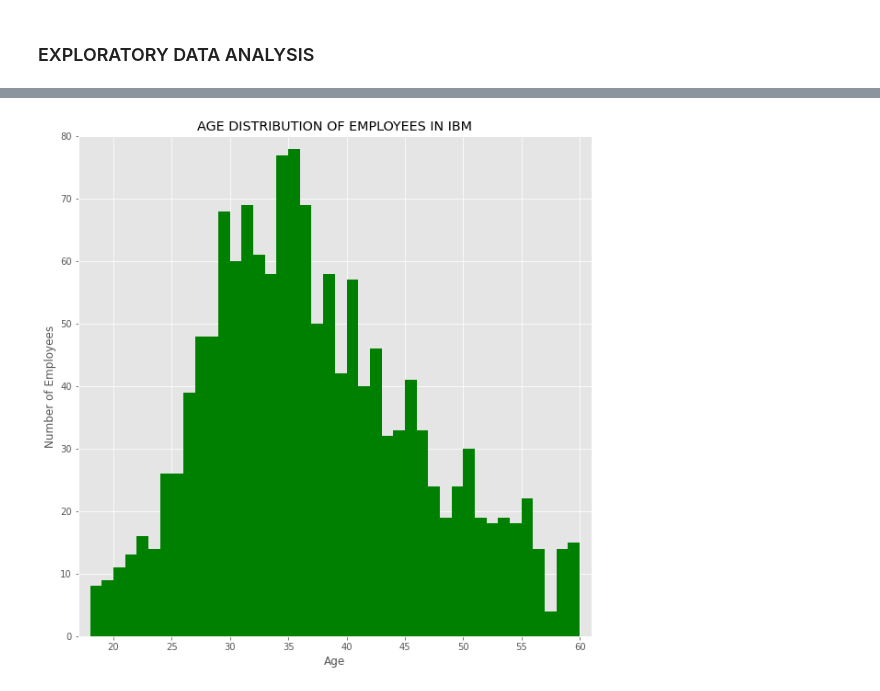
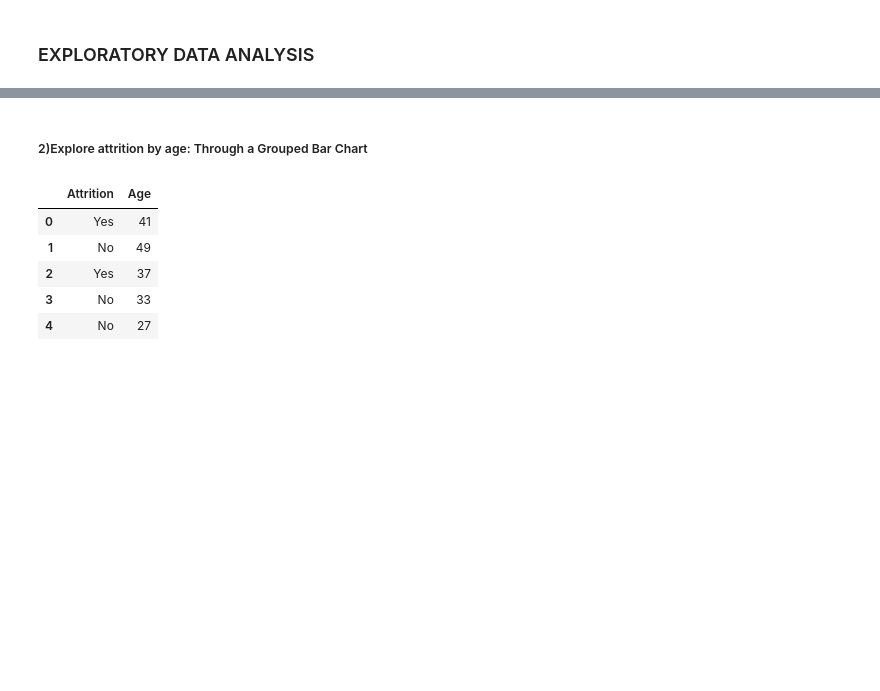
Before and after one commit to moyin0luwa/IBM-Attrition-Data, a Jupyter notebook: IBM-Attrition-Data.ipynb, the cells around one changed output, grey strips where cells are left out. Saved outputs shown, nothing was run; the diff lists cells and outputs as text; code cells hidden in the pictures; blank space fills up the shorter version.

```diff
--- a/IBM-Attrition-Data.ipynb
+++ b/IBM-Attrition-Data.ipynb
@@ -58,12 +40,10 @@ from matplotlib import style
 # Configuration for the Histogram plot and creating the plot
 style.use('ggplot')
 plt.figure(figsize=(10,10))
-plt.hist(x_axis, bins=42, facecolor='g')
+h = plt.hist(x_axis, bins=42, facecolor='g')
 plt.xlim(17, 61)
 plt.ylim(0, 80)
 plt.title('AGE DISTRIBUTION OF EMPLOYEES IN IBM')
 plt.xlabel('Age')
 plt.ylabel('Number of Employees')
 plt.show()
-# %% [output]
-[figure, removed]
@@ -73,0 +50,13 @@ plt.show()
+# %% [markdown]
+##### 2)Explore attrition by age: Through a Grouped Bar Chart
+# %%
+# First the age and the Attrition columns are extracted
+df_attrition_by_age = df_attrition_data[['Attrition', 'Age']]
+df_attrition_by_age.head()
+# %% [output]
+|  | Attrition | Age |
+| 0 | Yes | 41 |
+| 1 | No | 49 |
+| 2 | Yes | 37 |
+| 3 | No | 33 |
+| 4 | No | 27 |
```
Also changed, not shown: parts of 7 cells of this notebook.
